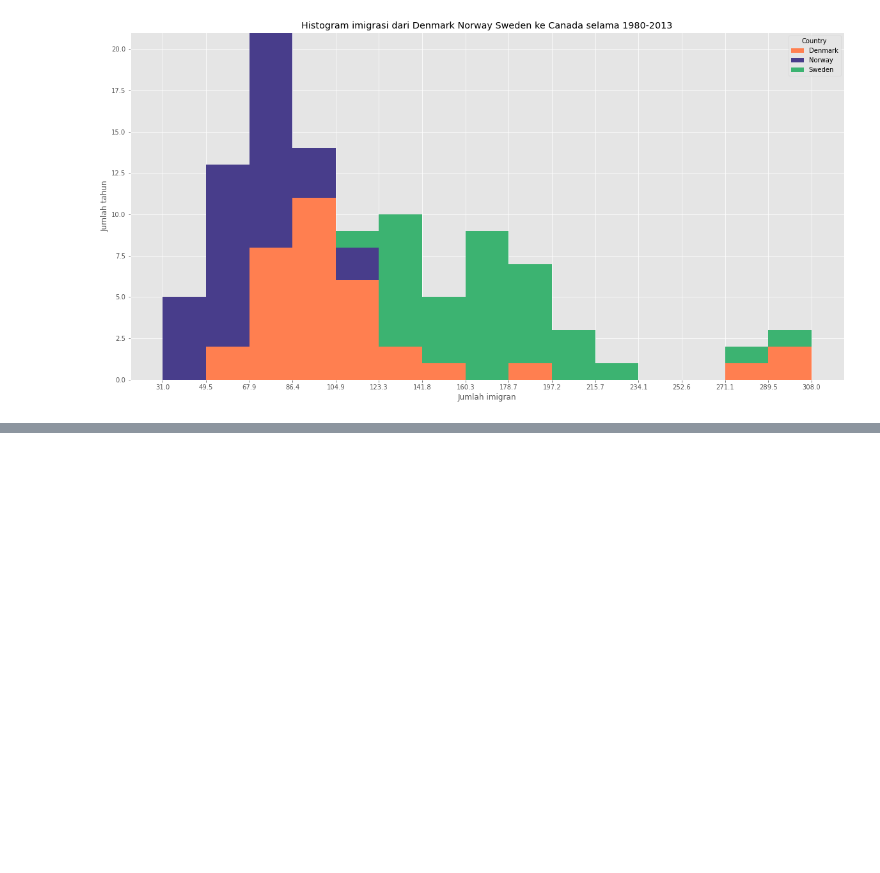
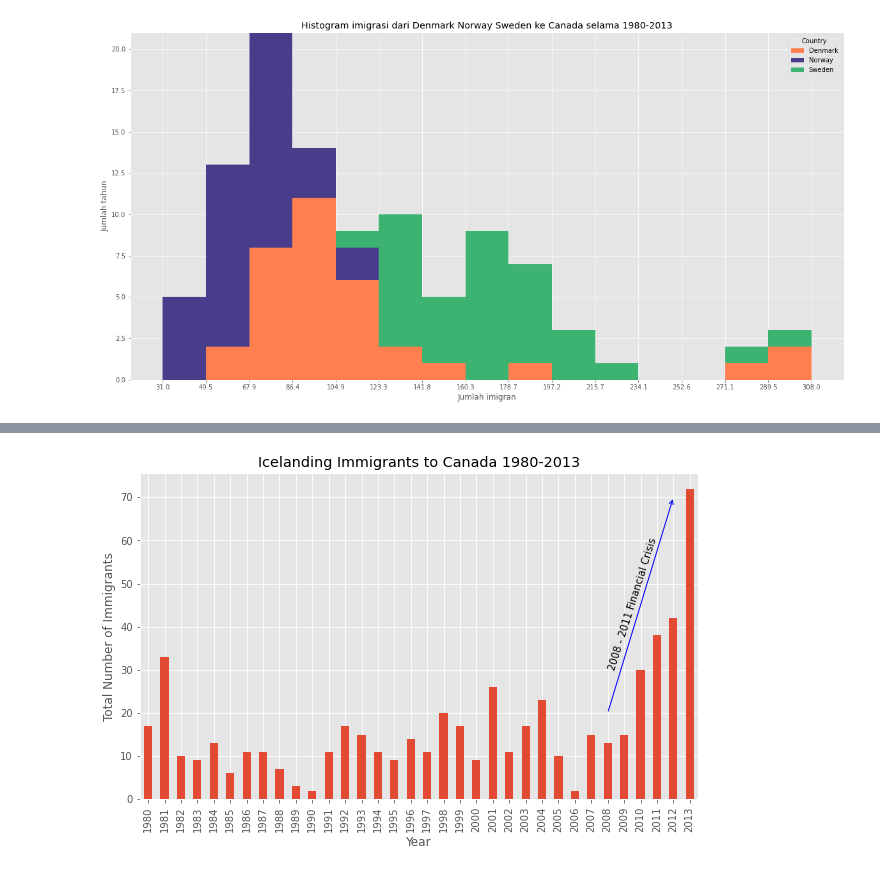
Before and after one commit to nakyra/pytn061, a Jupyter notebook: sesi7.ipynb, the cells around one changed output, grey strips where cells are left out. Drawn from its saved outputs; the diff is of its cells as text; code cells hidden in the pictures; blank space fills up the shorter version.

```diff
--- a/sesi7.ipynb
+++ b/sesi7.ipynb
@@ -698,0 +734,23 @@ plt.show()
+# %%
+df_iceland.plot(kind="bar", figsize=(10,6))
+
+plt.title("Icelanding Immigrants to Canada 1980-2013")
+plt.xlabel("Year")
+plt.ylabel("Total Number of Immigrants")
+
+plt.annotate(
+    text="2008 - 2011 Financial Crisis",
+    xy=(28,30),
+    rotation=72.5
+)
+
+plt.annotate(
+    text="",
+    xy=(32,70), #kepala panah
+    xytext=(28,20), #buntut panah
+    arrowprops=dict(arrowstyle="->", connectionstyle="arc3", color='blue', lw=1)
+)
+
+plt.show()
+# %% [output]
+[figure, added]
```
Also changed, not shown: parts of 27 cells of this notebook, 6 other files.
